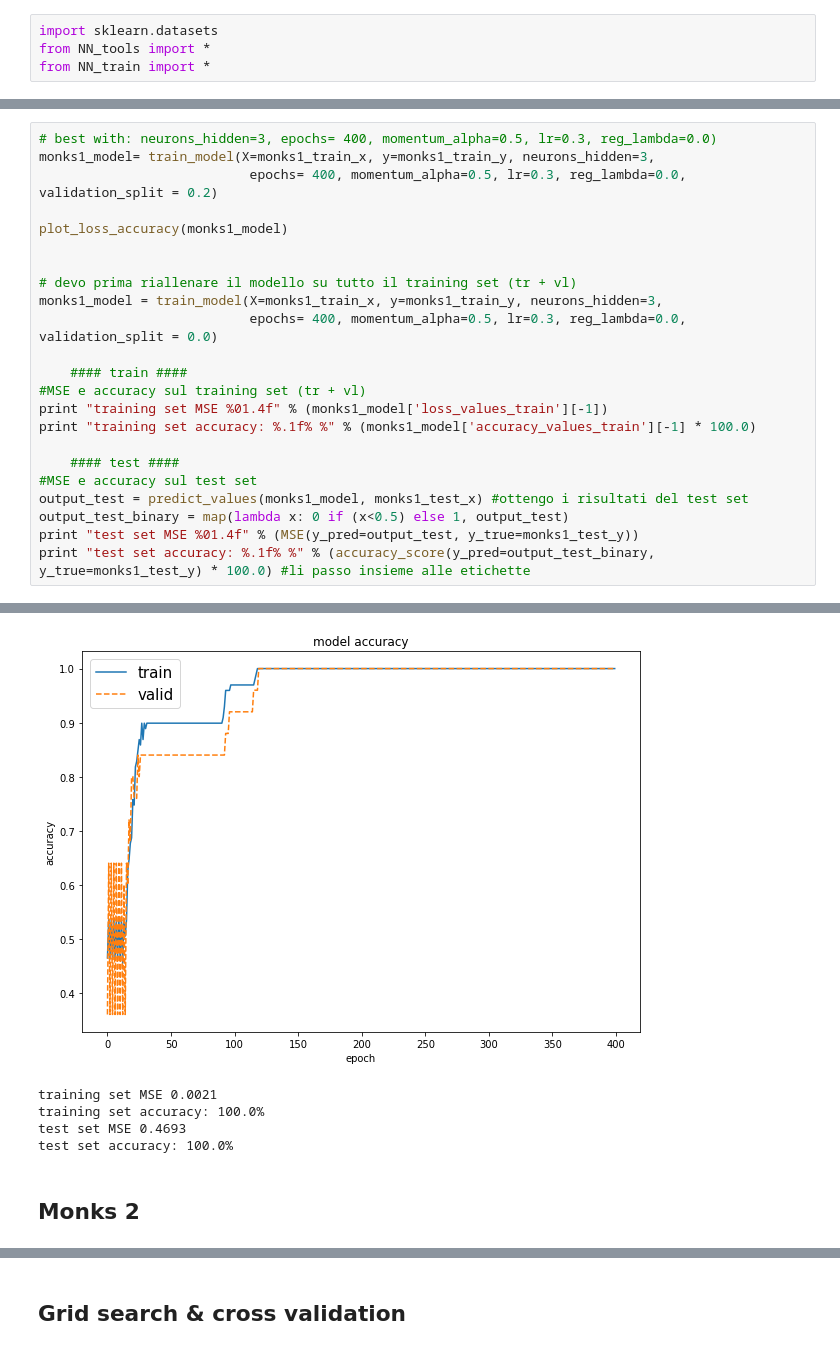
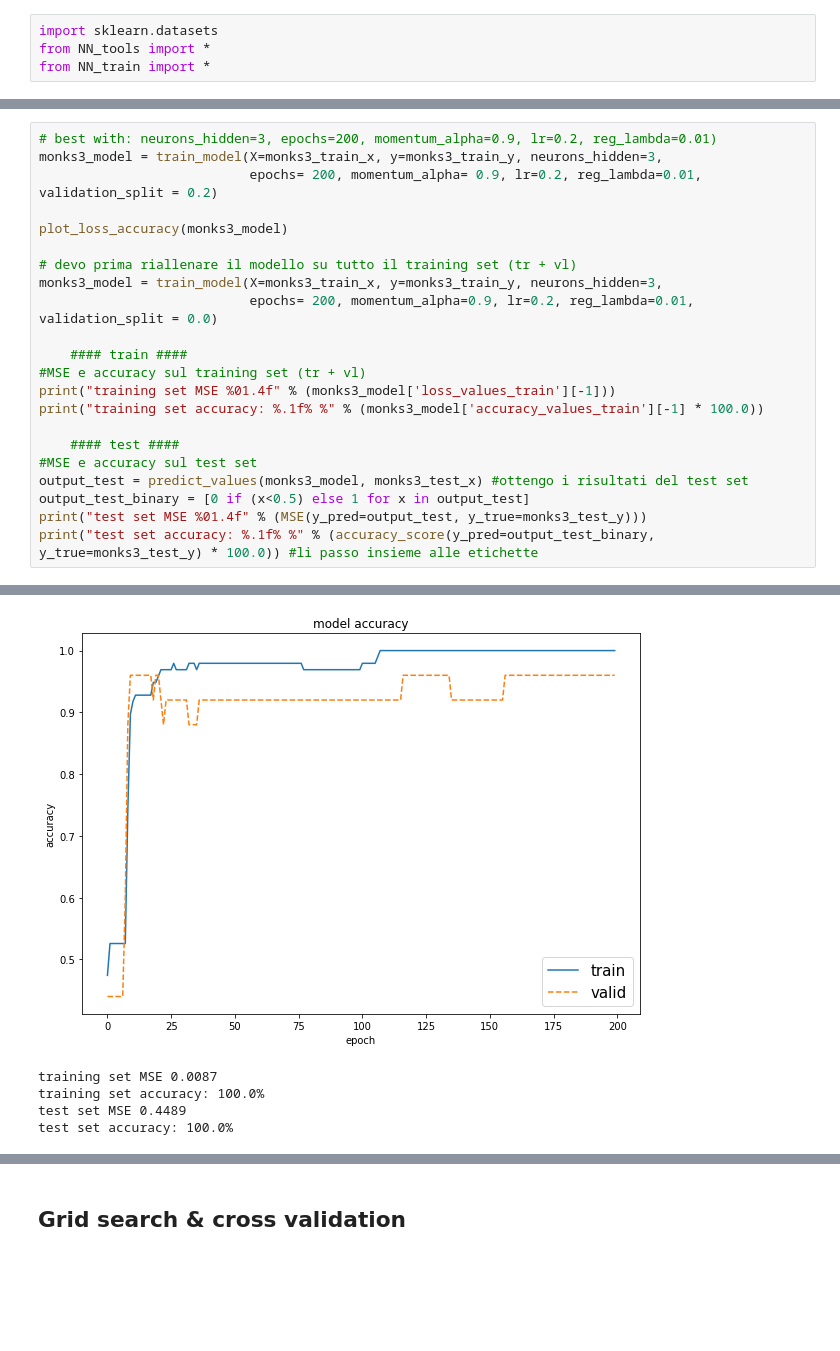
Before and after one commit to ettorepuccetti/NeuralNetwork, a Jupyter notebook: rete_neurale-essential.ipynb, the cells around one changed output, grey strips where cells are left out. Cells and saved outputs as stored; diff of their text form; blank space fills up the shorter version.

Commit message:
cross validation fix

```diff
--- a/rete_neurale-essential.ipynb
+++ b/rete_neurale-essential.ipynb
@@ -47,24 +122,23 @@ plot_decision_boundary(model=model_moons, X=X_moons, y=y_moons)
 # %%
-# best with: neurons_hidden=3, epochs= 400, momentum_alpha=0.5, lr=0.3, reg_lambda=0.0)
-monks1_model= train_model(X=monks1_train_x, y=monks1_train_y, neurons_hidden=3,
-                           epochs= 400, momentum_alpha=0.5, lr=0.3, reg_lambda=0.0, validation_split = 0.2)
+# best with: neurons_hidden=3, epochs=200, momentum_alpha=0.9, lr=0.2, reg_lambda=0.01)
+monks3_model = train_model(X=monks3_train_x, y=monks3_train_y, neurons_hidden=3,
+                           epochs= 200, momentum_alpha= 0.9, lr=0.2, reg_lambda=0.01, validation_split = 0.2)
 
-plot_loss_accuracy(monks1_model)
-
+plot_loss_accuracy(monks3_model)
 
 # devo prima riallenare il modello su tutto il training set (tr + vl)
-monks1_model = train_model(X=monks1_train_x, y=monks1_train_y, neurons_hidden=3,
-                           epochs= 400, momentum_alpha=0.5, lr=0.3, reg_lambda=0.0, validation_split = 0.0)
+monks3_model = train_model(X=monks3_train_x, y=monks3_train_y, neurons_hidden=3,
+                           epochs= 200, momentum_alpha=0.9, lr=0.2, reg_lambda=0.01, validation_split = 0.0)
 
     #### train ####
 #MSE e accuracy sul training set (tr + vl)
-print "training set MSE %01.4f" % (monks1_model['loss_values_train'][-1])
-print "training set accuracy: %.1f% %" % (monks1_model['accuracy_values_train'][-1] * 100.0)
+print("training set MSE %01.4f" % (monks3_model['loss_values_train'][-1]))
+print("training set accuracy: %.1f% %" % (monks3_model['accuracy_values_train'][-1] * 100.0))
 
     #### test ####
 #MSE e accuracy sul test set
-output_test = predict_values(monks1_model, monks1_test_x) #ottengo i risultati del test set
-output_test_binary = map(lambda x: 0 if (x<0.5) else 1, output_test)
-print "test set MSE %01.4f" % (MSE(y_pred=output_test, y_true=monks1_test_y))
-print "test set accuracy: %.1f% %" % (accuracy_score(y_pred=output_test_binary, y_true=monks1_test_y) * 100.0) #li passo insieme alle etichette
+output_test = predict_values(monks3_model, monks3_test_x) #ottengo i risultati del test set
+output_test_binary = [0 if (x<0.5) else 1 for x in output_test]
+print("test set MSE %01.4f" % (MSE(y_pred=output_test, y_true=monks3_test_y)))
+print("test set accuracy: %.1f% %" % (accuracy_score(y_pred=output_test_binary, y_true=monks3_test_y) * 100.0)) #li passo insieme alle etichette
 # %% [output]
@@ -72,7 +146,5 @@ print "test set accuracy: %.1f% %" % (accuracy_score(y_pred=output_test_binary,
-[figure, old version]
+[figure, new version]
-training set MSE 0.0021
+training set MSE 0.0087
 training set accuracy: 100.0%
-test set MSE 0.4693
+test set MSE 0.4489
 test set accuracy: 100.0%
-# %% [markdown]
-## Monks 2
```
Also changed, not shown: parts of 33 cells of this notebook, 3 other files.
